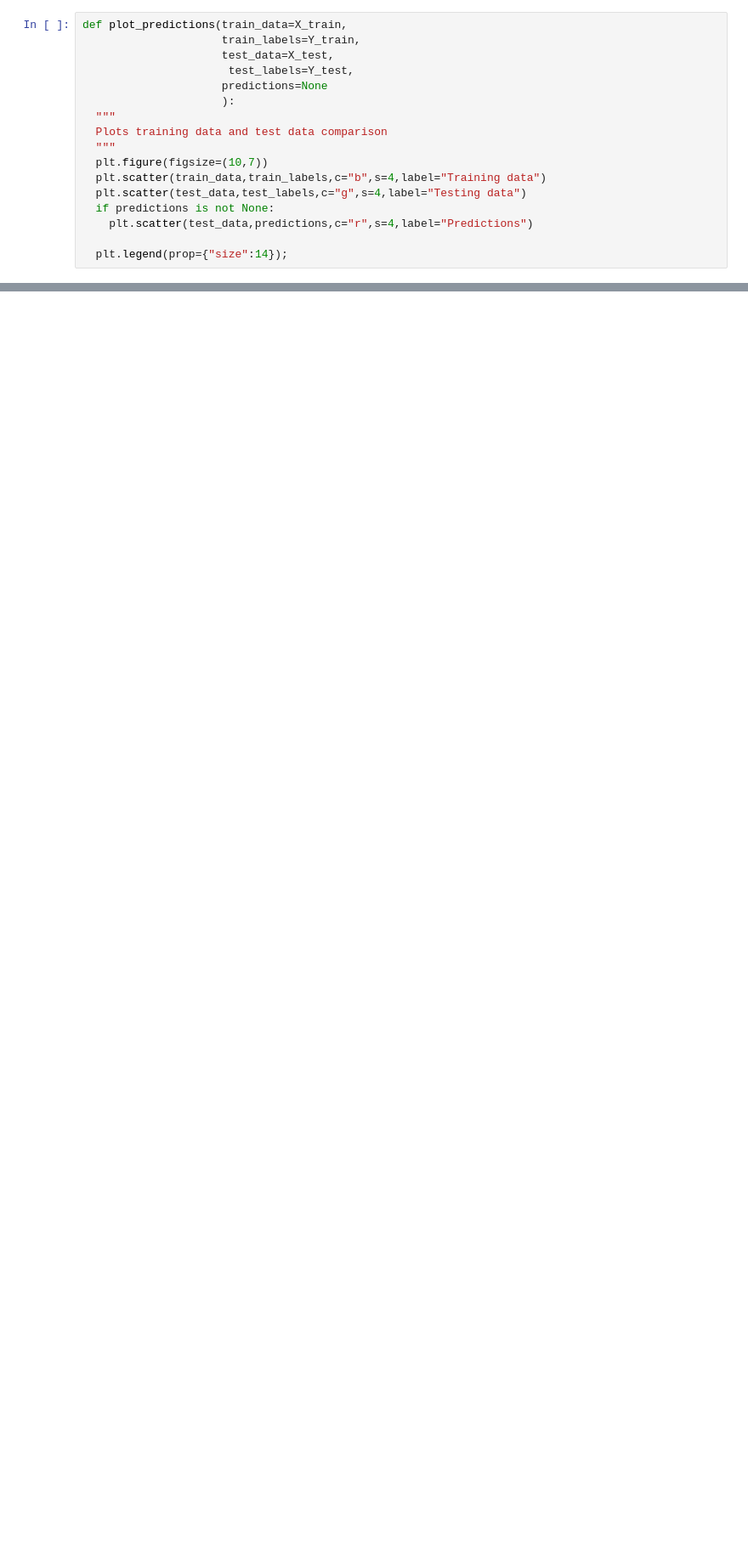
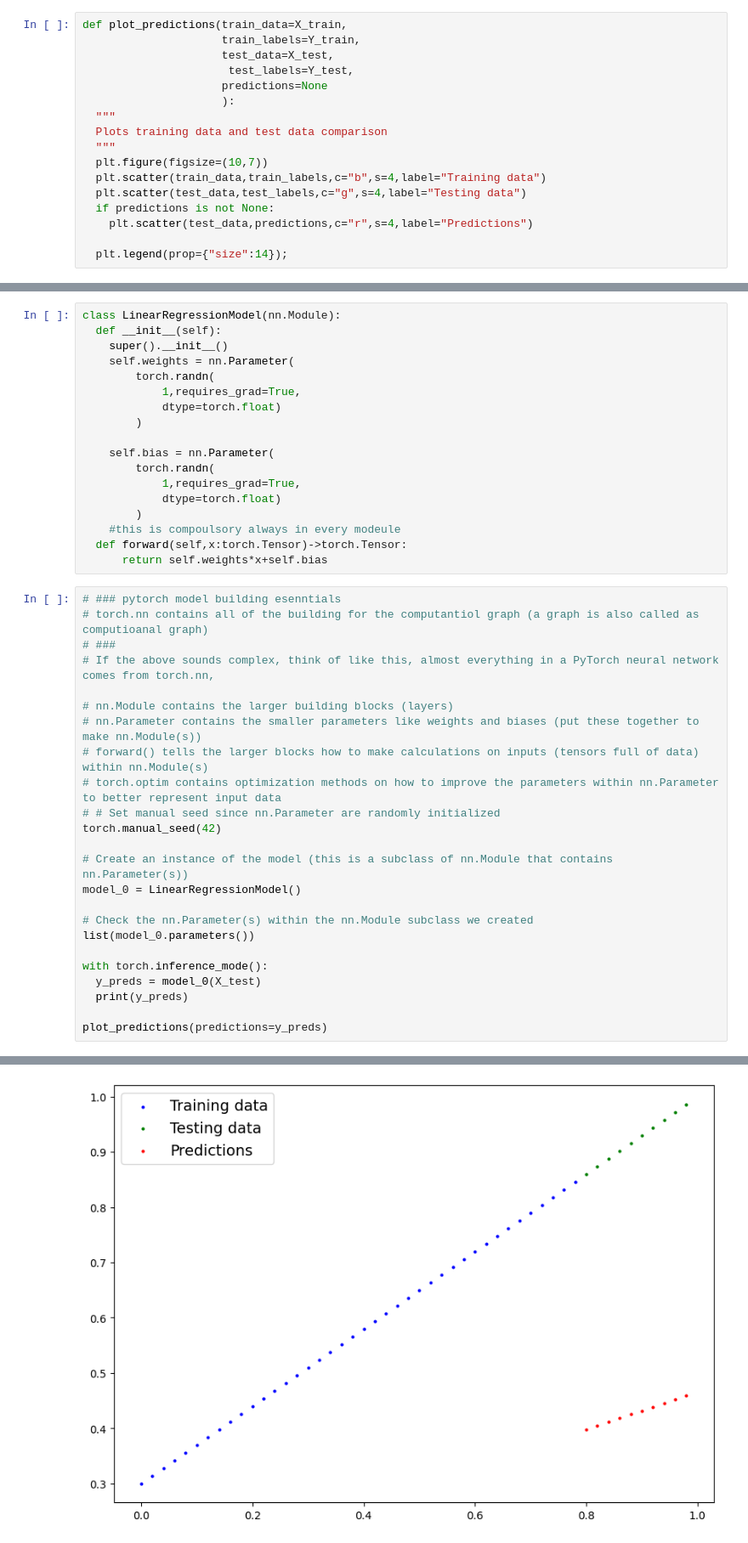
Before and after one commit to VinayProgram/pytorch, a Jupyter notebook: machine_learning_1.ipynb, the cells around one changed output, grey strips where cells are left out. Shown at 85% size. Cells and saved outputs as stored; diff of their text form; blank space fills up the shorter version.

```diff
--- a/machine_learning_1.ipynb
+++ b/machine_learning_1.ipynb
@@ -114,0 +94,43 @@ plot_predictions()
+# %%
+class LinearRegressionModel(nn.Module):
+  def __init__(self):
+    super().__init__()
+    self.weights = nn.Parameter(
+        torch.randn(
+            1,requires_grad=True,
+            dtype=torch.float)
+        )
+
+    self.bias = nn.Parameter(
+        torch.randn(
+            1,requires_grad=True,
+            dtype=torch.float)
+        )
+    #this is compoulsory always in every modeule
+  def forward(self,x:torch.Tensor)->torch.Tensor:
+      return self.weights*x+self.bias
+# %%
+# ### pytorch model building esenntials
+# torch.nn contains all of the building for the computantiol graph (a graph is also called as computioanal graph)
+# ###
+# If the above sounds complex, think of like this, almost everything in a PyTorch neural network comes from torch.nn,
+
+# nn.Module contains the larger building blocks (layers)
+# nn.Parameter contains the smaller parameters like weights and biases (put these together to make nn.Module(s))
+# forward() tells the larger blocks how to make calculations on inputs (tensors full of data) within nn.Module(s)
+# torch.optim contains optimization methods on how to improve the parameters within nn.Parameter to better represent input data
+# # Set manual seed since nn.Parameter are randomly initialized
+torch.manual_seed(42)
+
+# Create an instance of the model (this is a subclass of nn.Module that contains nn.Parameter(s))
+model_0 = LinearRegressionModel()
+
+# Check the nn.Parameter(s) within the nn.Module subclass we created
+list(model_0.parameters())
+
+with torch.inference_mode():
+  y_preds = model_0(X_test)
+  print(y_preds)
+
+plot_predictions(predictions=y_preds)
+# %% [output]
@@ -114,0 +139 @@ plot_predictions()
+[figure, added]
```
Also changed, not shown: parts of 5 cells of this notebook.
